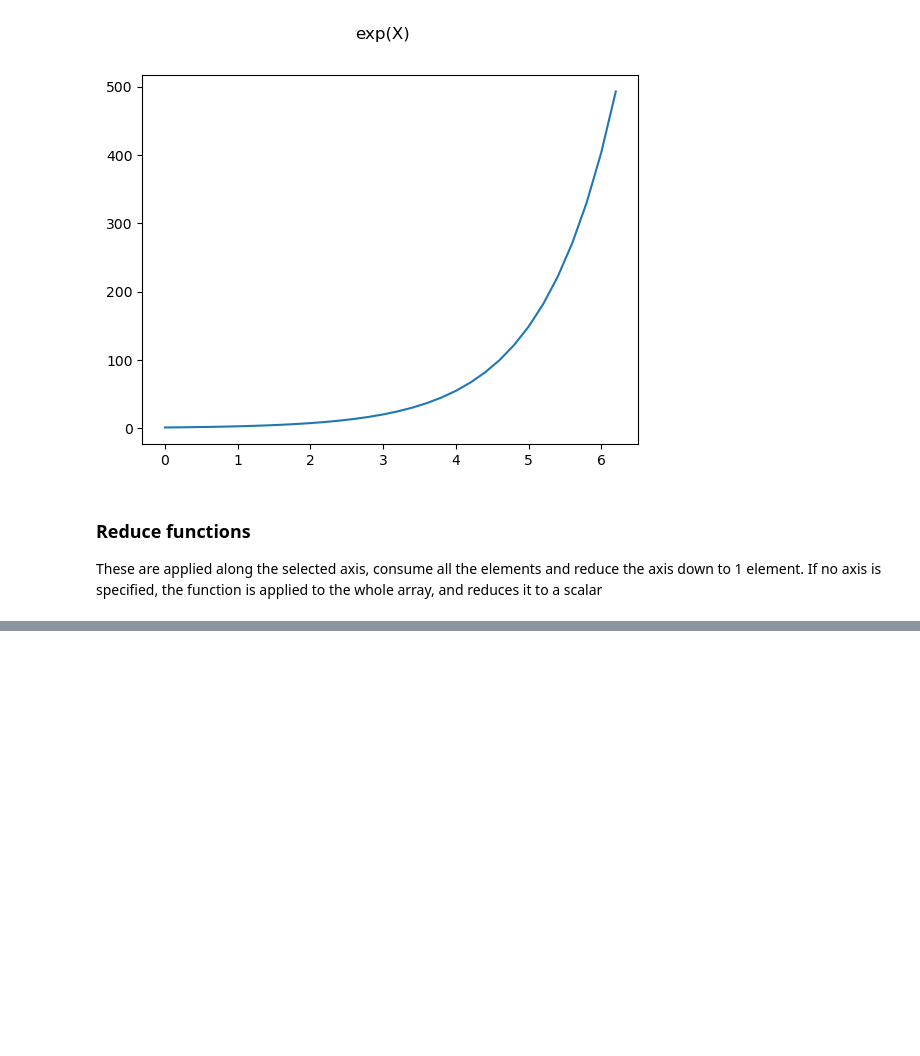
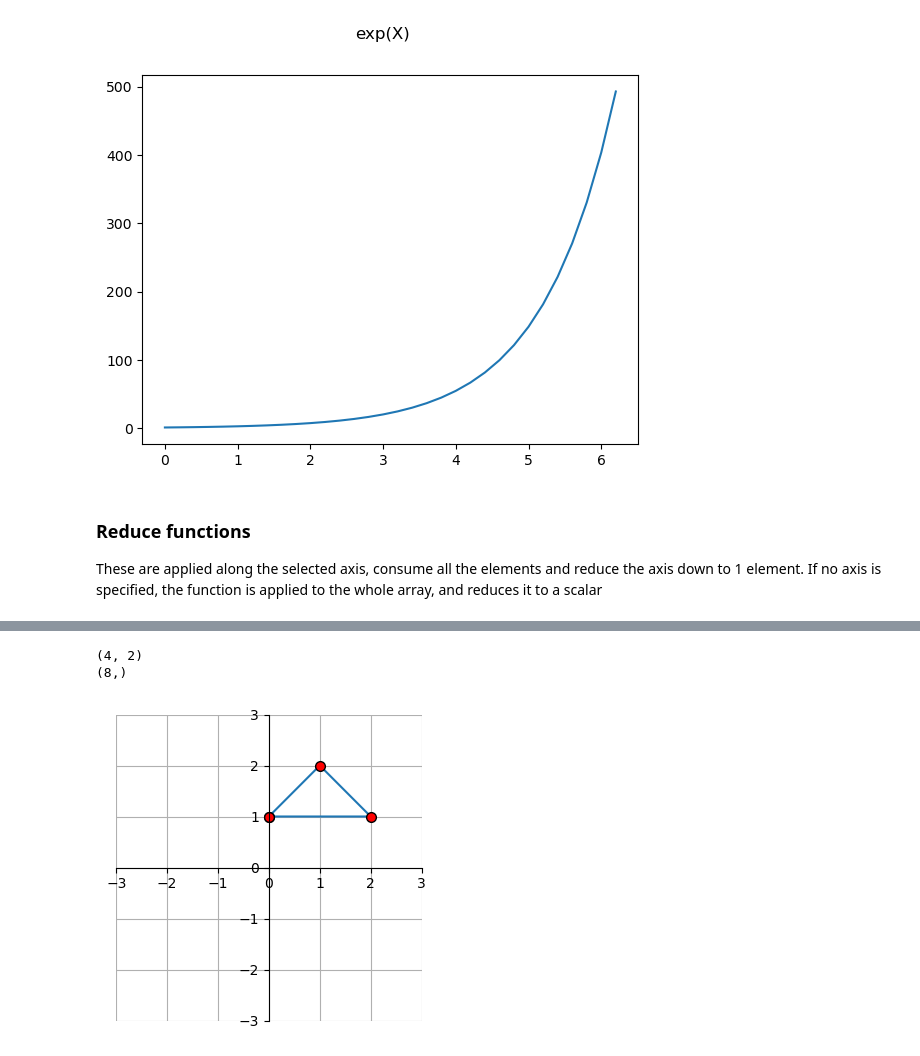
Before and after one commit to NCCA/SEForMedia, a Jupyter notebook: Lecture5/IntroductionToNumpy.ipynb, the cells around one changed output, grey strips where cells are left out. Saved outputs shown, nothing was run; the diff lists cells and outputs as text; code cells hidden in the pictures; blank space fills up the shorter version.

```diff
--- a/Lecture5/IntroductionToNumpy.ipynb
+++ b/Lecture5/IntroductionToNumpy.ipynb
@@ -485,0 +605,28 @@ print(f"Minimum value in each row in A: \n{I_3}")
+# %%
+def plot_points(point):
+    plt.rcParams["figure.figsize"] = [3.50, 3.50]
+    plt.rcParams["figure.autolayout"] = True
+    x = point[0::2] # even indices for x
+    y = point[1::2] # odd indices for y
+    lims = 3
+    fig = plt.figure()
+    ax = fig.add_subplot(111)
+    plt.xlim(-lims, lims)
+    plt.ylim(-lims, lims)
+    plt.grid()
+    ax.plot(x, y, marker="o", markersize=7, markeredgecolor="black", markerfacecolor="red")
+    ax.spines['left'].set_position('zero')
+    ax.spines['right'].set_color('none')
+    ax.spines['bottom'].set_position('zero')
+    ax.spines['top'].set_color('none')
+    plt.show()
+# %%
+points = np.array([[0,1],[1,2],[2,1],[0,1]])
+print(points.shape)
+triangle=points.flatten()
+print(triangle.shape)
+plot_points(triangle)
+# %% [output]
+(4, 2)
+(8,)
+[figure, added]
```
Also changed, not shown: parts of 20 cells of this notebook.
